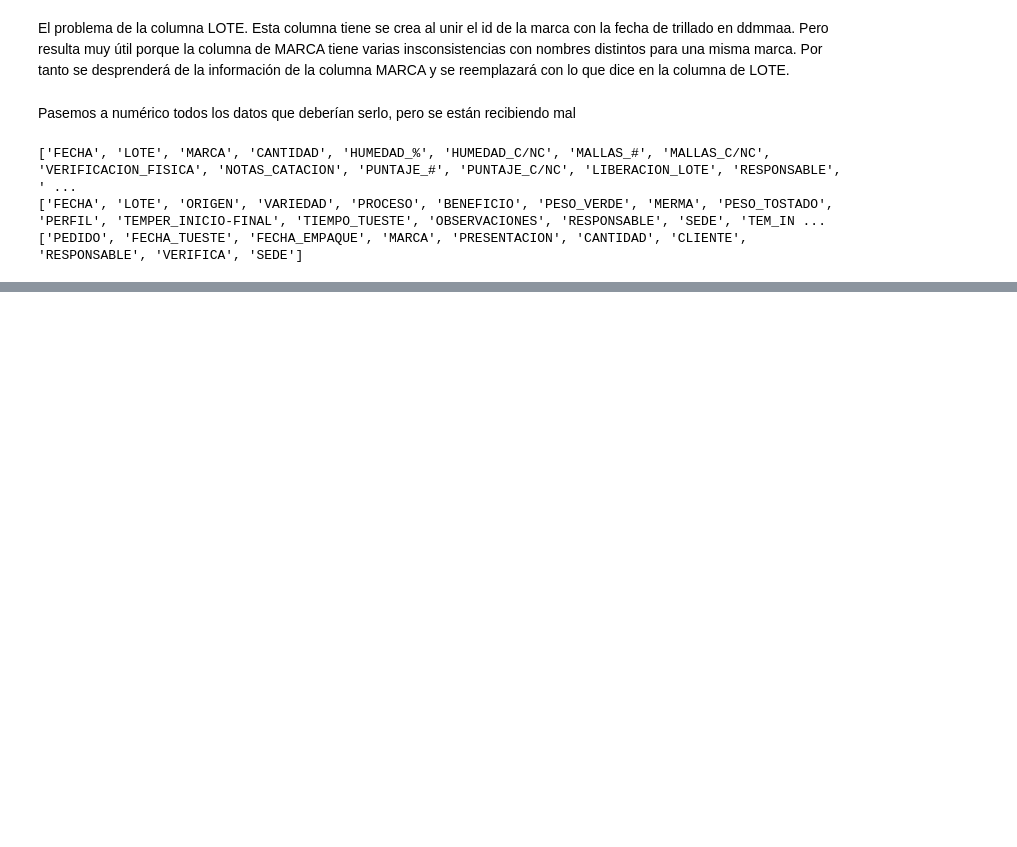
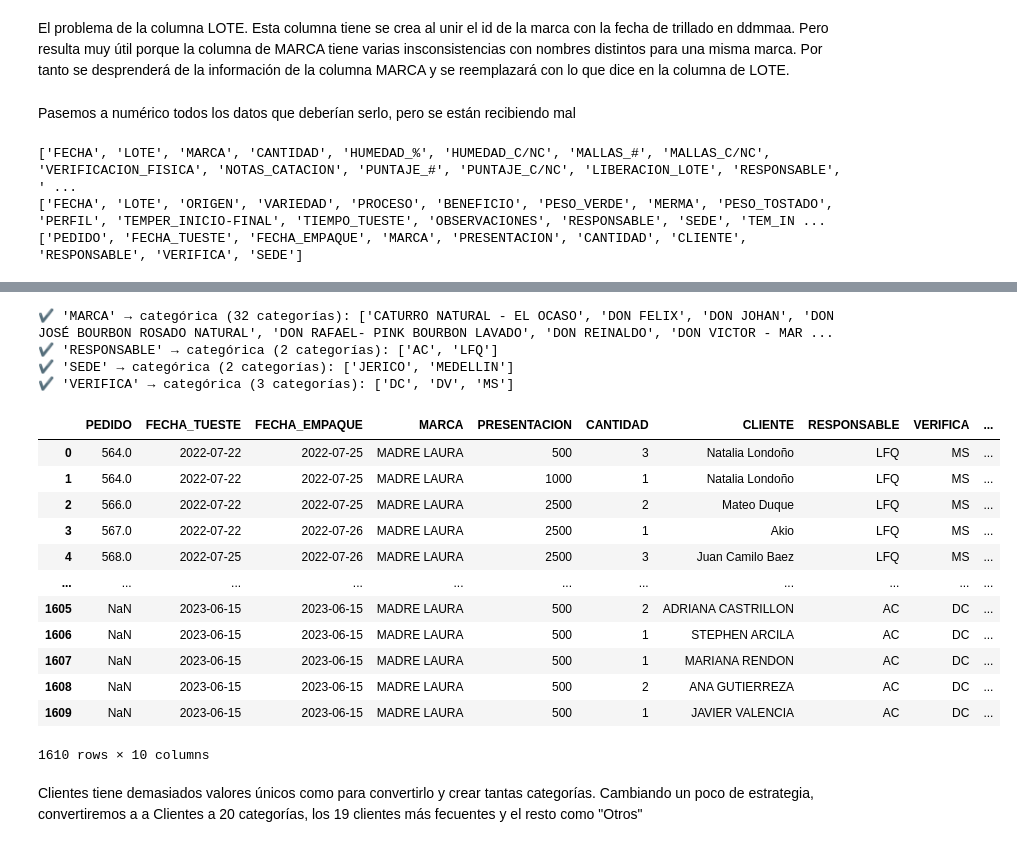
Before and after one commit to Din0Dan1/Cafe-Campesino, a Jupyter notebook: seg_cafe_campesino.ipynb, the cells around one changed output, grey strips where cells are left out. Cells and saved outputs as stored; diff of their text form; code cells hidden in the pictures; blank space fills up the shorter version.

```diff
--- a/seg_cafe_campesino.ipynb
+++ b/seg_cafe_campesino.ipynb
@@ -369,0 +454,3 @@ df_trillado
+# %%
+#Cambiar la columna de RESPONSABLE en la línea 523 de despacho de "A C" a "AC"
+df_despacho['RESPONSABLE'] = df_despacho['RESPONSABLE'].str.upper().replace('A C', 'AC', regex=False)
@@ -369,0 +481,22 @@ df_trillado
+# %%
+convertir_a_categoricas(df_despacho, ['MARCA', 'RESPONSABLE', 'SEDE', 'VERIFICA'])
+# %% [output]
+✔ 'MARCA' → categórica (32 categorías): ['CATURRO NATURAL - EL OCASO', 'DON FELIX', 'DON JOHAN', 'DON JOSÉ BOURBON ROSADO NATURAL', 'DON RAFAEL- PINK BOURBON LAVADO', 'DON REINALDO', 'DON VICTOR - MAR ...
+✔ 'RESPONSABLE' → categórica (2 categorías): ['AC', 'LFQ']
+✔ 'SEDE' → categórica (2 categorías): ['JERICO', 'MEDELLIN']
+✔ 'VERIFICA' → categórica (3 categorías): ['DC', 'DV', 'MS']
+|  | PEDIDO | FECHA_TUESTE | FECHA_EMPAQUE | MARCA | PRESENTACION | CANTIDAD | CLIENTE | RESPONSABLE | VERIFICA | ... |
+| 0 | 564.0 | 2022-07-22 | 2022-07-25 | MADRE LAURA | 500 | 3 | Natalia Londoño | LFQ | MS | ... |
+| 1 | 564.0 | 2022-07-22 | 2022-07-25 | MADRE LAURA | 1000 | 1 | Natalia Londoño | LFQ | MS | ... |
+| 2 | 566.0 | 2022-07-22 | 2022-07-25 | MADRE LAURA | 2500 | 2 | Mateo Duque | LFQ | MS | ... |
+| 3 | 567.0 | 2022-07-22 | 2022-07-26 | MADRE LAURA | 2500 | 1 | Akio | LFQ | MS | ... |
+| 4 | 568.0 | 2022-07-25 | 2022-07-26 | MADRE LAURA | 2500 | 3 | Juan Camilo Baez | LFQ | MS | ... |
+| ... | ... | ... | ... | ... | ... | ... | ... | ... | ... | ... |
+| 1605 | NaN | 2023-06-15 | 2023-06-15 | MADRE LAURA | 500 | 2 | ADRIANA CASTRILLON | AC | DC | ... |
+| 1606 | NaN | 2023-06-15 | 2023-06-15 | MADRE LAURA | 500 | 1 | STEPHEN ARCILA | AC | DC | ... |
+| 1607 | NaN | 2023-06-15 | 2023-06-15 | MADRE LAURA | 500 | 1 | MARIANA RENDON | AC | DC | ... |
+| 1608 | NaN | 2023-06-15 | 2023-06-15 | MADRE LAURA | 500 | 2 | ANA GUTIERREZA | AC | DC | ... |
+| 1609 | NaN | 2023-06-15 | 2023-06-15 | MADRE LAURA | 500 | 1 | JAVIER VALENCIA | AC | DC | ... |
+1610 rows × 10 columns
+# %% [markdown]
+Clientes tiene demasiados valores únicos como para convertirlo y crear tantas categorías. Cambiando un poco de estrategia, convertiremos a a Clientes a 20 categorías, los 19 clientes más fecuentes y el resto como "Otros"
```
Also changed, not shown: parts of 46 cells of this notebook.
